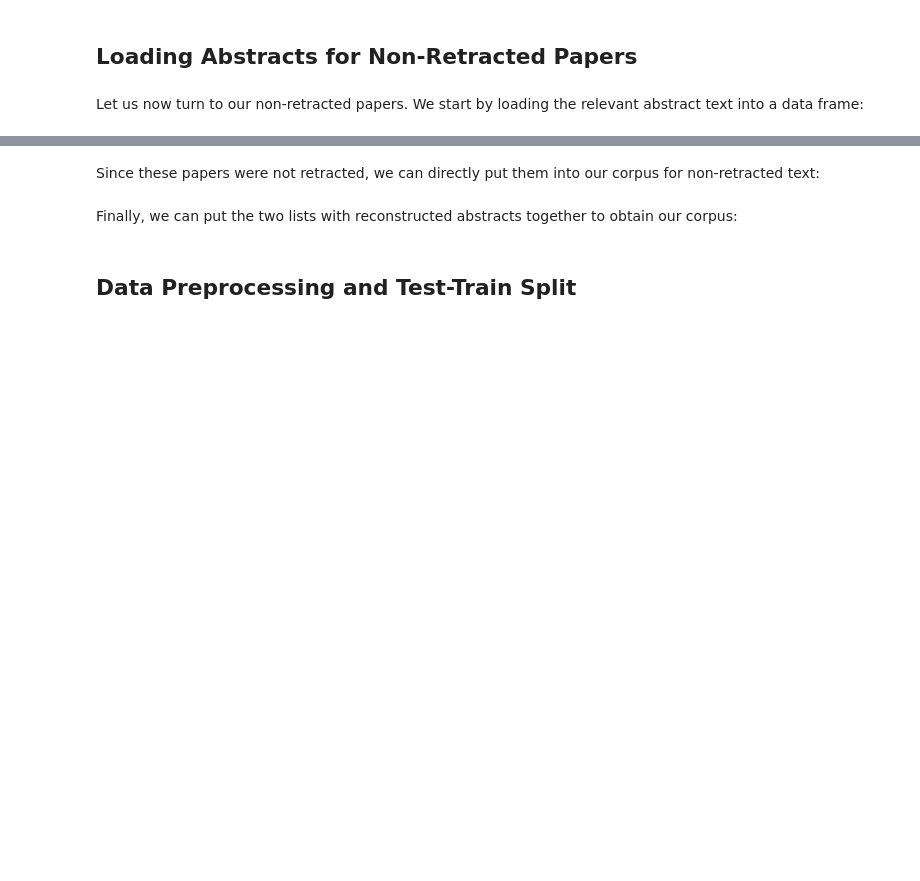
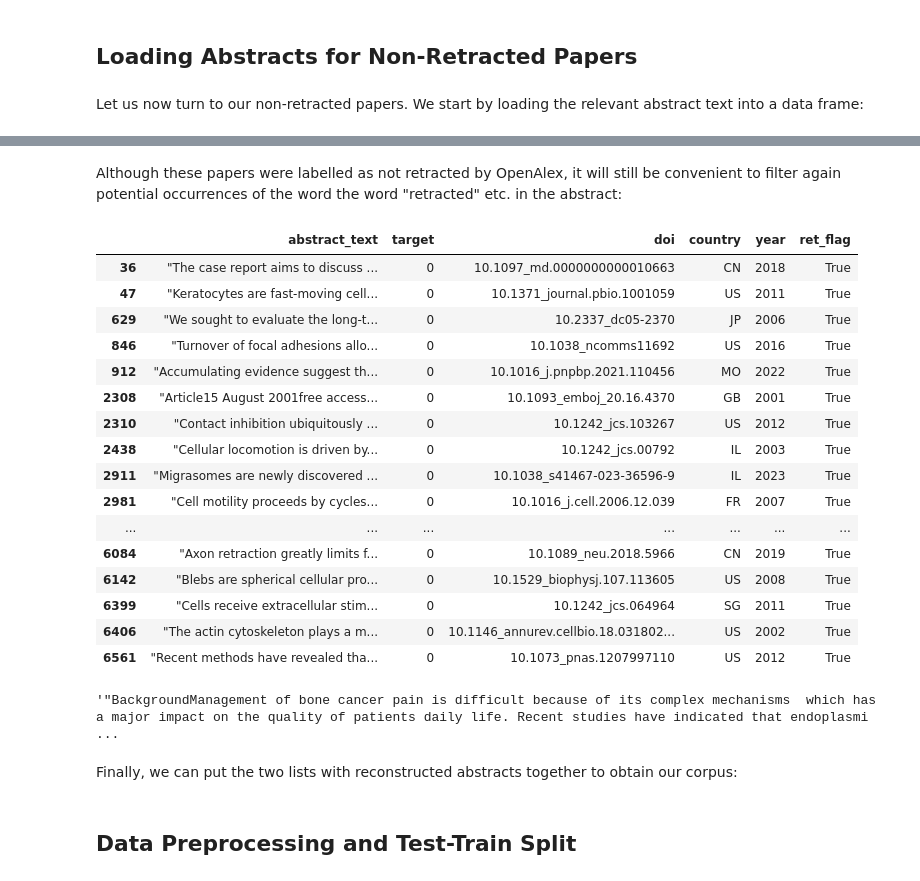
Before and after one commit to pdolano/retraction_project, a Jupyter notebook: 06_baseline_model.ipynb, the cells around one changed output, grey strips where cells are left out. Cells and saved outputs as stored; diff of their text form; code cells hidden in the pictures; blank space fills up the shorter version.

```diff
--- a/06_baseline_model.ipynb
+++ b/06_baseline_model.ipynb
@@ -140,3 +151,35 @@ df_legit_abstracts.head(1)
 # %% [markdown]
-Since these papers were not retracted, we can directly put them into our corpus for non-retracted text:
+
+Although these papers were labelled as not retracted by OpenAlex, it will still be convenient to filter again potential occurrences of the word the word "retracted" etc. in the abstract:
+# %%
+
+# Filter away columns for which "ret_flag" is true
+
+#df_legit_abstracts = df_legit_abstracts[df_legit_abstracts['ret_flag'] != True]
+
+df_legit_abstracts = df_legit_abstracts[df_legit_abstracts['ret_flag']]
+
+df_legit_abstracts
+# %% [output]
+|  | abstract_text | target | doi | country | year | ret_flag |
+| 36 | "The case report aims to discuss ... | 0 | 10.1097_md.0000000000010663 | CN | 2018 | True |
+| 47 | "Keratocytes are fast-moving cell... | 0 | 10.1371_journal.pbio.1001059 | US | 2011 | True |
+| 629 | "We sought to evaluate the long-t... | 0 | 10.2337_dc05-2370 | JP | 2006 | True |
+| 846 | "Turnover of focal adhesions allo... | 0 | 10.1038_ncomms11692 | US | 2016 | True |
+| 912 | "Accumulating evidence suggest th... | 0 | 10.1016_j.pnpbp.2021.110456 | MO | 2022 | True |
+| 2308 | "Article15 August 2001free access... | 0 | 10.1093_emboj_20.16.4370 | GB | 2001 | True |
+| 2310 | "Contact inhibition ubiquitously ... | 0 | 10.1242_jcs.103267 | US | 2012 | True |
+| 2438 | "Cellular locomotion is driven by... | 0 | 10.1242_jcs.00792 | IL | 2003 | True |
+| 2911 | "Migrasomes are newly discovered ... | 0 | 10.1038_s41467-023-36596-9 | IL | 2023 | True |
+| 2981 | "Cell motility proceeds by cycles... | 0 | 10.1016_j.cell.2006.12.039 | FR | 2007 | True |
+| ... | ... | ... | ... | ... | ... | ... |
+| 6084 | "Axon retraction greatly limits f... | 0 | 10.1089_neu.2018.5966 | CN | 2019 | True |
+| 6142 | "Blebs are spherical cellular pro... | 0 | 10.1529_biophysj.107.113605 | US | 2008 | True |
+| 6399 | "Cells receive extracellular stim... | 0 | 10.1242_jcs.064964 | SG | 2011 | True |
+| 6406 | "The actin cytoskeleton plays a m... | 0 | 10.1146_annurev.cellbio.18.031802... | US | 2002 | True |
+| 6561 | "Recent methods have revealed tha... | 0 | 10.1073_pnas.1207997110 | US | 2012 | True |
+# %%
+df_legit_abstracts.at[5972, "abstract_text"]
+# %% [output]
+'"BackgroundManagement of bone cancer pain is difficult because of its complex mechanisms  which has a major impact on the quality of patients daily life. Recent studies have indicated that endoplasmi ...
 # %%
```
Also changed, not shown: parts of 20 cells of this notebook.
